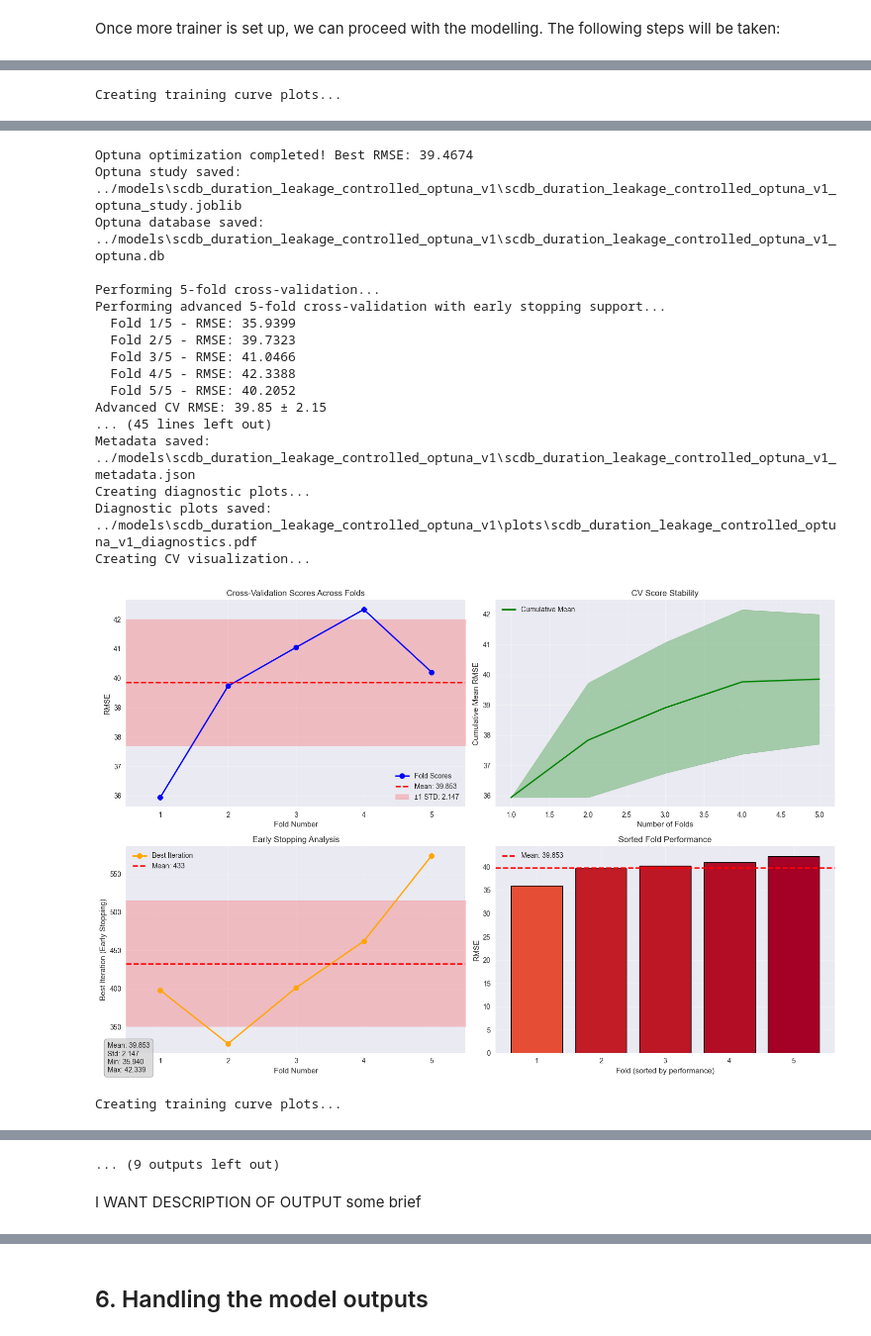
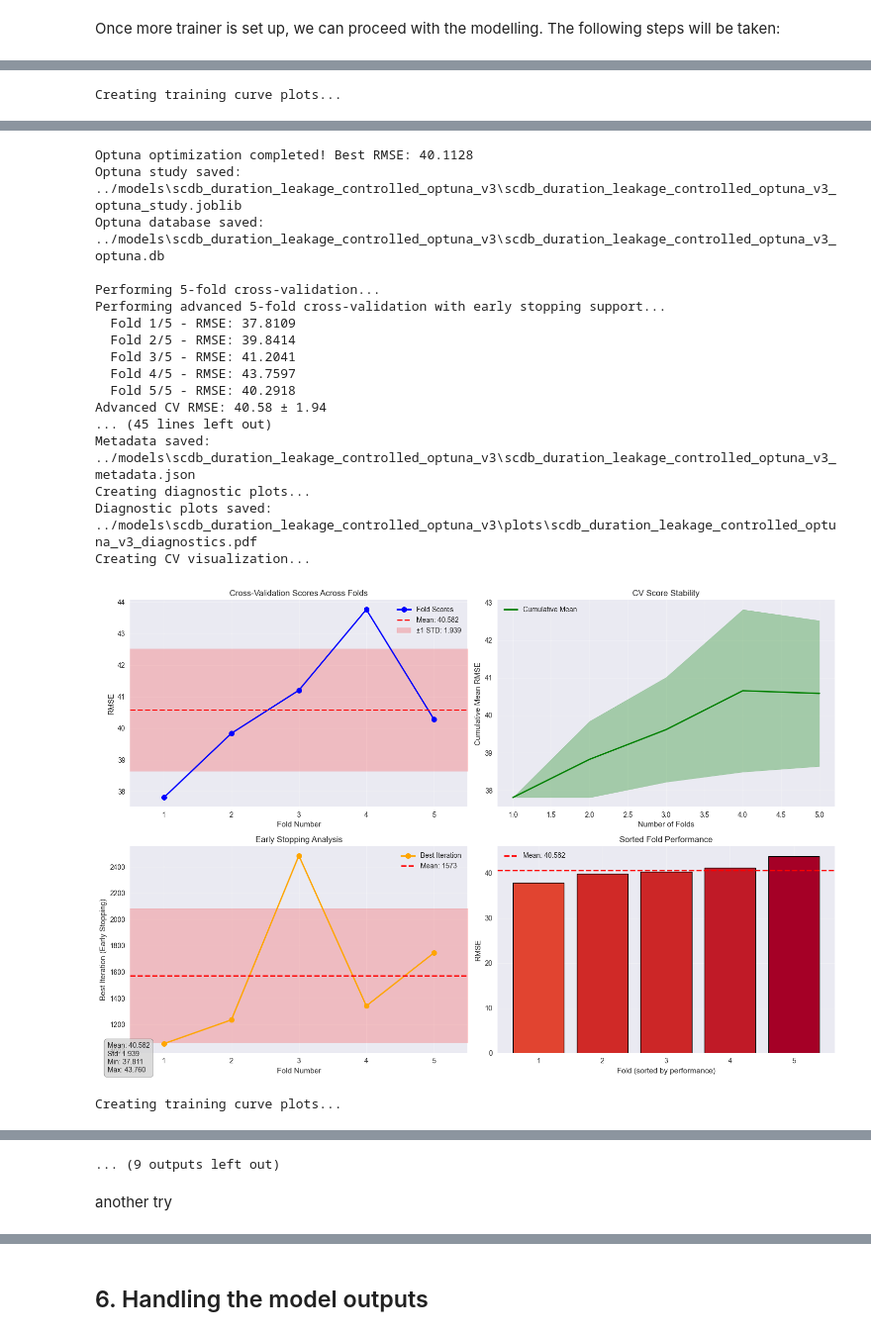
Before and after one commit to MPKuchciak/scdb-case-timing-prediction, a Jupyter notebook: notebooks/003_XGB_XAI.ipynb, the cells around one changed output, grey strips where cells are left out. Shown at 99% size. Drawn from its saved outputs; the diff is of its cells as text; code cells hidden in the pictures.

Commit message:
notebooks update
rerun, changes in descriptions, visual corrections, code adjustements

```diff
--- a/notebooks/003_XGB_XAI.ipynb
+++ b/notebooks/003_XGB_XAI.ipynb
@@ -69,9 +71,9 @@ from src.train_model import XGBoostModelTrainer, load_model_for_xai
 # Initialize trainer with CUDA support - later on will be reapplied
 trainer = XGBoostModelTrainer(
     output_dir="../models",
-    plot_dir="../plots",
+    #plot_dir="../plots",
     enable_cuda=True,      # Automatically detects and uses GPU if available
-    random_state=420,
+    random_state=SEED,
     organize_by_model=True # Creates separate folders for each model
 )
 
@@ -898,0 +797,19 @@ all_model_inputs dictionary contains X, y, and feature configurations for each s
+# %%
+# Fill missing broad_issue_area with 'Unknown' and show updated counts
+df_cleaned["broad_issue_area"].fillna("Unknown", inplace=True)
+
+# 1. Seasonality features (NOT LEAKAGE)
+df_cleaned['arg_month_sin'] = np.sin(2 * np.pi * df_cleaned['month_of_argument']/12.0)
+df_cleaned['arg_month_cos'] = np.cos(2 * np.pi * df_cleaned['month_of_argument']/12.0)
+
+# 2. Jurisdiction × Issue interaction (NOT LEAKAGE)
+df_cleaned['jurisdiction_x_issue'] = (
+    df_cleaned['jurisdiction_type'].astype(str) + '_X_' +
+    df_cleaned['broad_issue_area'].astype(str)
+)
+
+# 3. Additional temporal features (NOT LEAKAGE)
+df_cleaned['quarter_of_argument'] = df_cleaned['month_of_argument'].apply(
+    lambda x: (x-1)//3 + 1
+)
+df_cleaned['is_summer_recess'] = df_cleaned['month_of_argument'].isin([7, 8]).astype(int)
@@ -1079,15 +1483,15 @@ print("="*80)
 
 # Define Optuna search spaces
 optuna_search_space_xgb = {
-    'n_estimators': {'type': 'int', 'low': 500, 'high': 2500},
+    'n_estimators': {'type': 'int', 'low': 800, 'high': 4000},
     'learning_rate': {'type': 'float', 'low': 0.005, 'high': 0.1, 'log': True},
-    'max_depth': {'type': 'int', 'low': 4, 'high': 20},
+    'max_depth': {'type': 'int', 'low': 3, 'high': 10},
     'subsample': {'type': 'float', 'low': 0.6, 'high': 0.95, 'step': 0.05},
     'colsample_bytree': {'type': 'float', 'low': 0.6, 'high': 0.95, 'step': 0.05},
     'gamma': {'type': 'float', 'low': 0.01, 'high': 1, 'log': True},
-    'min_child_weight': {'type': 'int', 'low': 3, 'high': 15},
-    'reg_lambda': {'type': 'float', 'low': 0.1, 'high': 5.0, 'log': True},
-    'reg_alpha': {'type': 'float', 'low': 0.01, 'high': 5.0, 'log': True},
+    'min_child_weight': {'type': 'int', 'low': 5, 'high': 15},
+    'reg_lambda': {'type': 'float', 'low': 0.1, 'high': 50.0, 'log': True},
+    'reg_alpha': {'type': 'float', 'low': 0.01, 'high': 25.0, 'log': True},
 }
 
 # Constrained search space for random search
@@ -1198,7 +1602,7 @@ for set_name_key, inputs in all_model_inputs.items():
         model_name=f'scdb_duration_{set_name_key}_optuna',
         optimization_method='optuna',
         optimization_params={
-            'n_trials': 100,
+            'n_trials': 30,
             'timeout': 1200,
             'search_space': optuna_search_space_xgb.copy()
         },
@@ -1247,7 +1651,7 @@ if 'leakage_controlled' in all_model_inputs:
         model_name=f'scdb_duration_leakage_controlled_logtarget',
         optimization_method='optuna',
         optimization_params={
-            'n_trials': 100,
+            'n_trials': 30,
             'timeout': 1200,
             'search_space': optuna_search_space_xgb.copy()
         },
@@ -1538,20 +1942,20 @@ Starting Optuna optimization with 100 trials (max 1200s)...
 Using custom search space provided from the notebook.
-Optuna optimization completed! Best RMSE: 39.4674
-Optuna study saved: ../models\scdb_duration_leakage_controlled_optuna_v1\scdb_duration_leakage_controlled_optuna_v1_optuna_study.joblib
-Optuna database saved: ../models\scdb_duration_leakage_controlled_optuna_v1\scdb_duration_leakage_controlled_optuna_v1_optuna.db
+Optuna optimization completed! Best RMSE: 40.1128
+Optuna study saved: ../models\scdb_duration_leakage_controlled_optuna_v3\scdb_duration_leakage_controlled_optuna_v3_optuna_study.joblib
+Optuna database saved: ../models\scdb_duration_leakage_controlled_optuna_v3\scdb_duration_leakage_controlled_optuna_v3_optuna.db
 
 Performing 5-fold cross-validation...
 Performing advanced 5-fold cross-validation with early stopping support...
-  Fold 1/5 - RMSE: 35.9399
-  Fold 2/5 - RMSE: 39.7323
-  Fold 3/5 - RMSE: 41.0466
-  Fold 4/5 - RMSE: 42.3388
-  Fold 5/5 - RMSE: 40.2052
-Advanced CV RMSE: 39.85 ± 2.15
+  Fold 1/5 - RMSE: 37.8109
+  Fold 2/5 - RMSE: 39.8414
+  Fold 3/5 - RMSE: 41.2041
+  Fold 4/5 - RMSE: 43.7597
+  Fold 5/5 - RMSE: 40.2918
+Advanced CV RMSE: 40.58 ± 1.94
 ... (45 lines left out)
-Metadata saved: ../models\scdb_duration_leakage_controlled_optuna_v1\scdb_duration_leakage_controlled_optuna_v1_metadata.json
+Metadata saved: ../models\scdb_duration_leakage_controlled_optuna_v3\scdb_duration_leakage_controlled_optuna_v3_metadata.json
 Creating diagnostic plots...
-Diagnostic plots saved: ../models\scdb_duration_leakage_controlled_optuna_v1\plots\scdb_duration_leakage_controlled_optuna_v1_diagnostics.pdf
+Diagnostic plots saved: ../models\scdb_duration_leakage_controlled_optuna_v3\plots\scdb_duration_leakage_controlled_optuna_v3_diagnostics.pdf
 Creating CV visualization...
-[figure, old version]
+[figure, new version]
 Creating training curve plots...
@@ -1592,4 +1996,4 @@ Diagnostic plots saved: ../models\scdb_duration_full_with_leakage_optuna_v1\plot
 Creating CV visualization...
 ... (9 outputs left out)
-# %% [markdown]
- I WANT DESCRIPTION OF OUTPUT some brief
+# %% [markdown]
+another try
```
Also changed, not shown: parts of 33 cells of this notebook, 2 other files.
